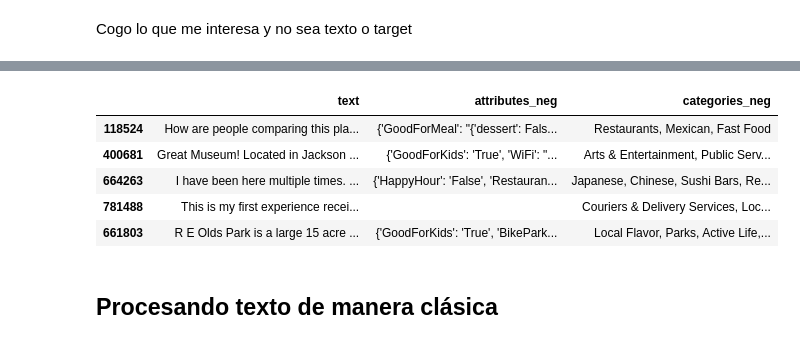
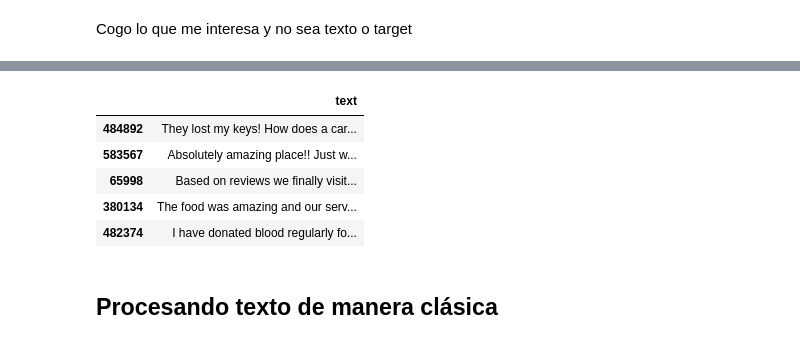
Before and after one commit to agmota11/RECSYS, a Jupyter notebook: Practica 2/src/Experimento_All_data_More.ipynb, the cells around one changed output, grey strips where cells are left out. Drawn from its saved outputs; the diff is of its cells as text; code cells hidden in the pictures.

```diff
--- a/Practica 2/src/Experimento_All_data_More.ipynb
+++ b/Practica 2/src/Experimento_All_data_More.ipynb
@@ -27,6 +27,6 @@ from sklearn.metrics import mean_absolute_error
 # %% [markdown]
 # Train data `all_more`
 # %%
-df_train = pd.read_csv("../data/train_reviews_merged_all_more.csv")
+df_train = pd.read_csv("../data/train_reviews_merged_all_more_prueba.csv")
 df_train.sample(5)
 # %% [output]
@@ -89,15 +99,15 @@ is_open_neg           0
 dtype: int64
 # %%
-columns = ["text", "attributes_neg", "categories_neg"]
+columns = ["text"]
 
 df_train[columns].sample(5)
 # %% [output]
-|  | text | attributes_neg | categories_neg |
-| 118524 | How are people comparing this pla... | {'GoodForMeal': "{'dessert': Fals... | Restaurants, Mexican, Fast Food |
-| 400681 | Great Museum! Located in Jackson ... | {'GoodForKids': 'True', 'WiFi': "... | Arts & Entertainment, Public Serv... |
-| 664263 | I have been here multiple times. ... | {'HappyHour': 'False', 'Restauran... | Japanese, Chinese, Sushi Bars, Re... |
-| 781488 | This is my first experience recei... |  | Couriers & Delivery Services, Loc... |
-| 661803 | R E Olds Park is a large 15 acre ... | {'GoodForKids': 'True', 'BikePark... | Local Flavor, Parks, Active Life,... |
+|  | text |
+| 484892 | They lost my keys! How does a car... |
+| 583567 | Absolutely amazing place!! Just w... |
+| 65998 | Based on reviews we finally visit... |
+| 380134 | The food was amazing and our serv... |
+| 482374 | I have donated blood regularly fo... |
 # %% [markdown]
 ## Procesando texto de manera clásica
 # %%
```
Also changed, not shown: parts of 25 cells of this notebook, 1 other file.
